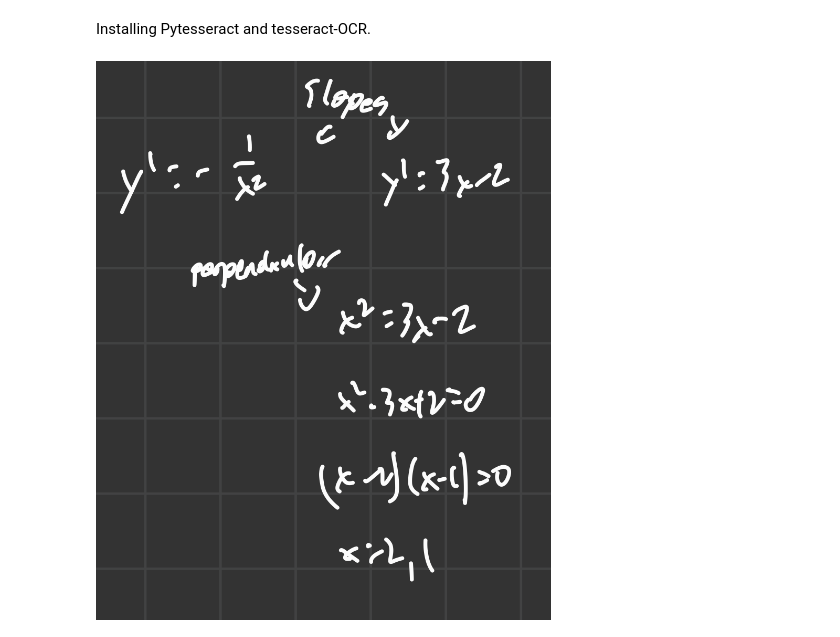
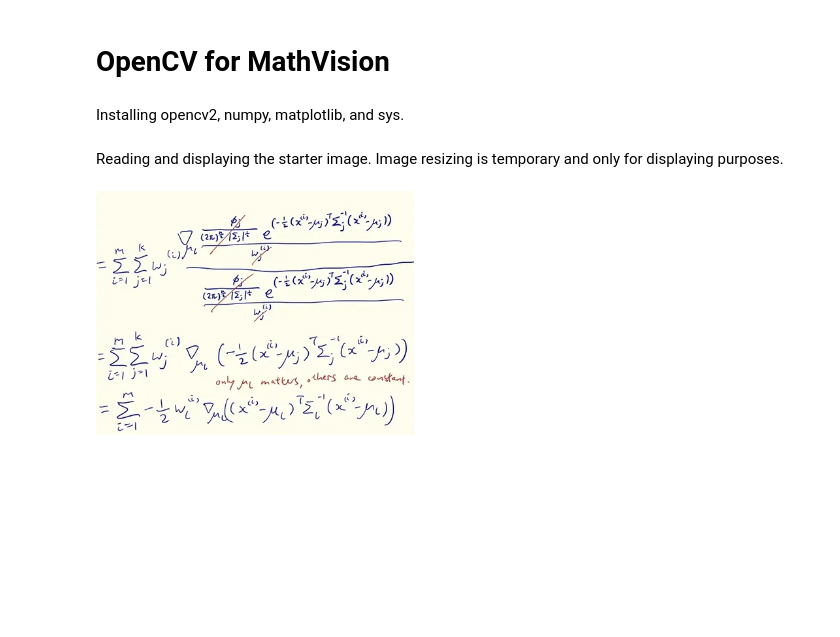
Before and after one commit to muvision/cm-mathvision, a Jupyter notebook: OpenCV.ipynb, the cells around one changed output. Cells and saved outputs as stored; diff of their text form; code cells hidden in the pictures; blank space fills up the shorter version.

```diff
--- a/OpenCV.ipynb
+++ b/OpenCV.ipynb
@@ -1,15 +1,19 @@
 # %% [markdown]
 <a href="https://colab.research.google.com/github/muvision/cm-mathvision/blob/main/OpenCV.ipynb" target="_parent"><img src="https://colab.research.google.com/assets/colab-badge.svg" alt="Open In Colab"/></a>
-# %% [markdown]
-Installing Pytesseract and tesseract-OCR.
+# %% [markdown]
+# OpenCV for MathVision
+# %% [markdown]
+Installing opencv2, numpy, matplotlib, and sys.
 # %%
 from google.colab.patches import cv2_imshow
 import cv2
 import numpy as np
 import matplotlib.pyplot as plt
 import sys
+# %% [markdown]
+Reading and displaying the starter image. Image resizing is temporary and only for displaying purposes.
 # %%
-image = cv2.imread('/content/image.png')
+image = cv2.imread('/content/random.png')
 cv2_imshow(image)
 # %% [output]
-[figure, old version]
+[figure, new version]
```
Also changed, not shown: parts of 8 cells of this notebook.
